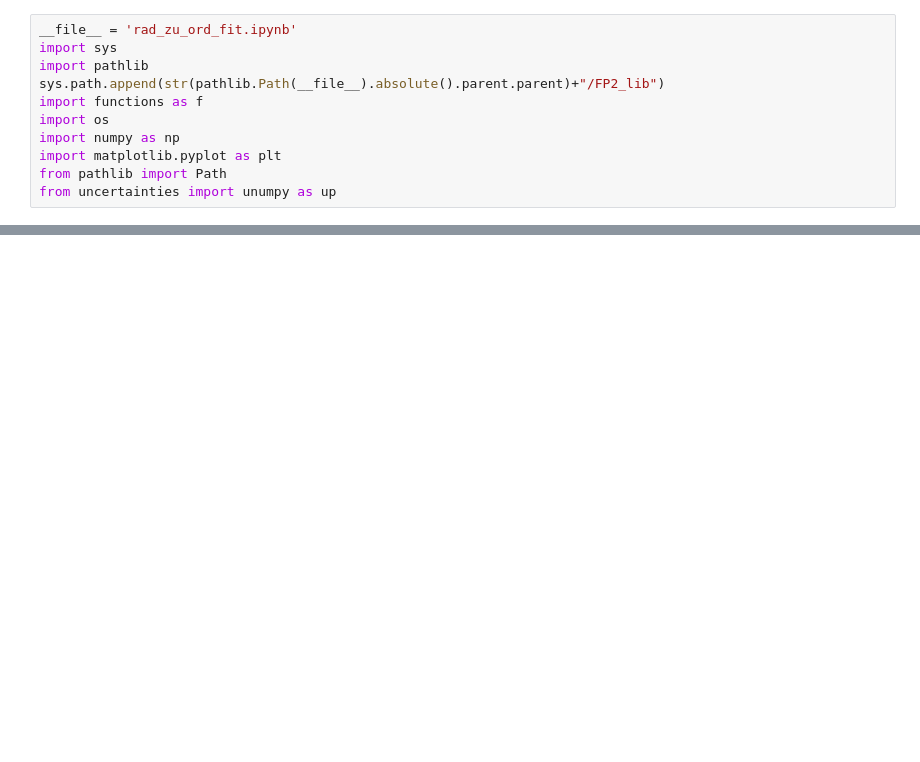
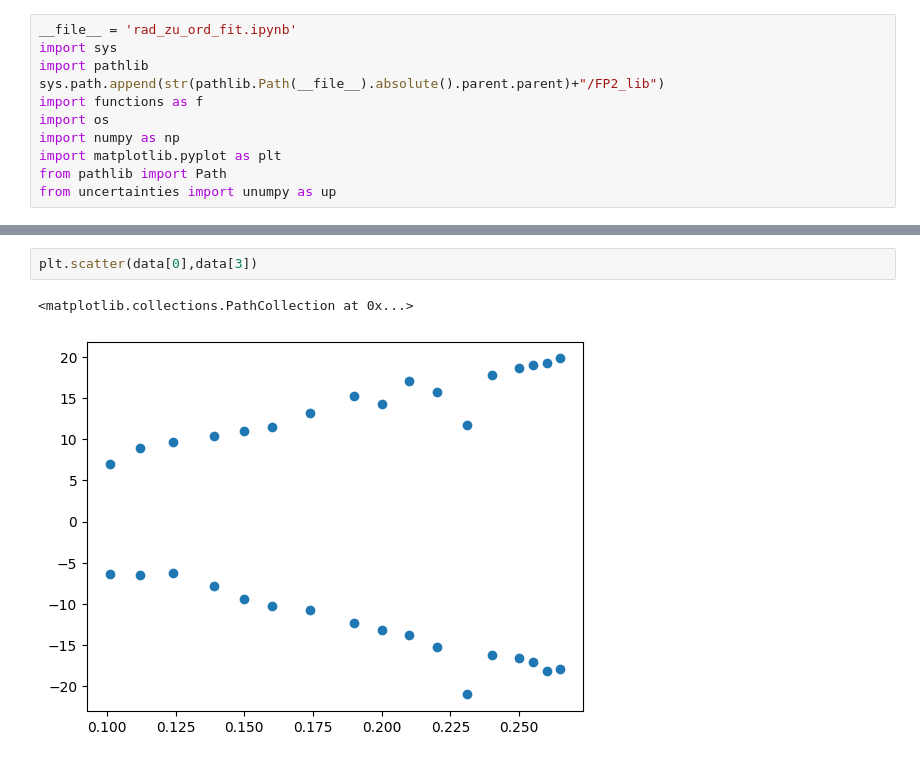
Before and after one commit to Friedrich-Jahns/Fortgeschrittenen-Praktikum-Physik, a Jupyter notebook: FP2_Zeemann/borsch_mag/borsch_mag.ipynb, the cells around one changed output, grey strips where cells are left out. Drawn from its saved outputs; the diff is of its cells as text; blank space fills up the shorter version.

```diff
--- a/FP2_Zeemann/borsch_mag/borsch_mag.ipynb
+++ b/FP2_Zeemann/borsch_mag/borsch_mag.ipynb
@@ -17,0 +15,5 @@ ValueError: Some errors were detected !
+# %%
+plt.scatter(data[0],data[3])
+# %% [output]
+<matplotlib.collections.PathCollection at 0x...>
+[figure, added]
```
Also changed, not shown: parts of 5 cells of this notebook, 2 other files.
